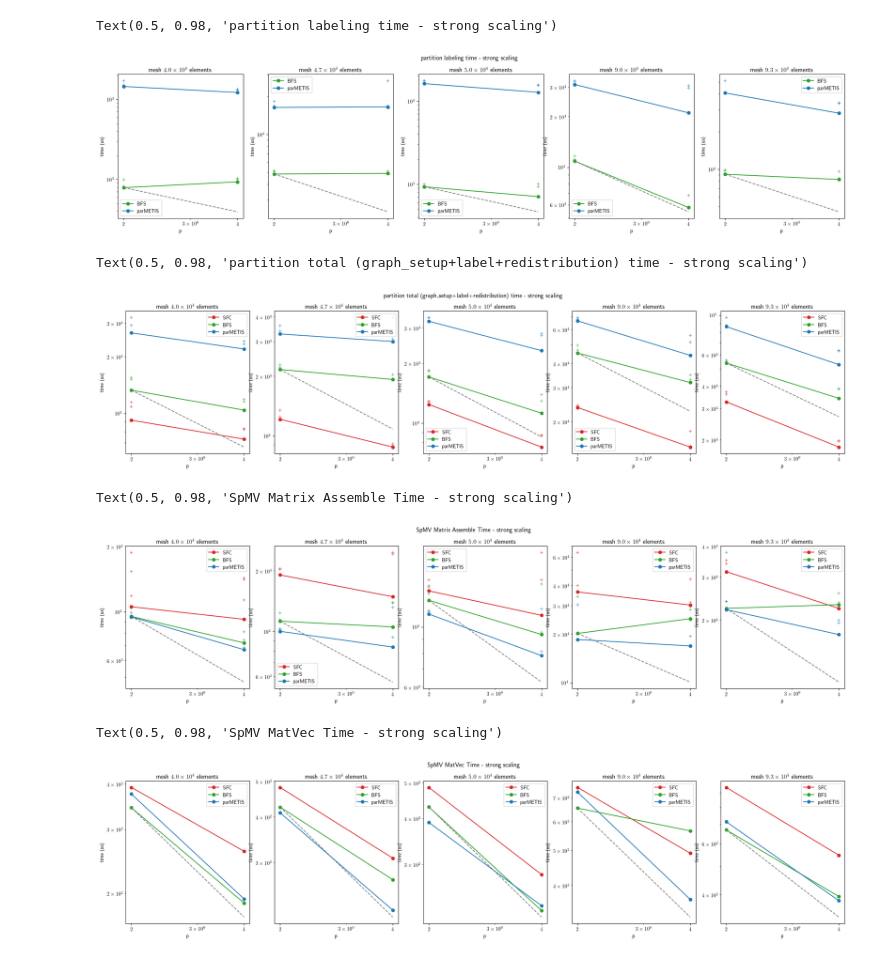
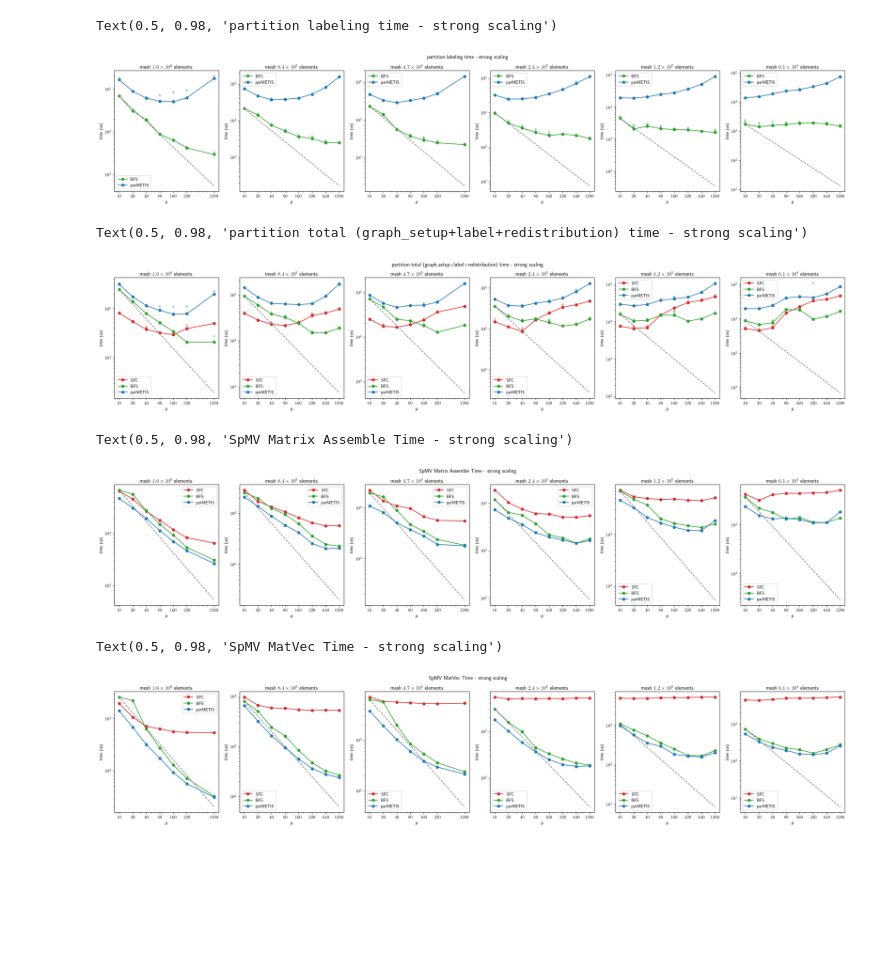
Before and after one commit to paralab/partition, a Jupyter notebook: mpi-cpp/scaling_plot.ipynb, the cells around one changed output. Drawn from its saved outputs; the diff is of its cells as text; code cells hidden in the pictures; blank space fills up the shorter version.

Commit message:
Add more results

```diff
--- a/mpi-cpp/scaling_plot.ipynb
+++ b/mpi-cpp/scaling_plot.ipynb
@@ -43,7 +43,7 @@ prev_file = 'results/frontera-scaling-front_bfs___2024-06-06__19-42-12.json'
 
 # prev_file = "results/frontera-scaling-std-bfs-dist-filter-changed-ghost-types-32-32-16___2024-05-28__18-33-13.json"
 
-input_file_name = "test.json"
+input_file_name = "results/frontera-scaling-front_bfs-withsolver___2024-07-02__17-20-12.json"
 # %%
 df = pd.read_json(input_file_name, orient='records',lines=True)
 # print(df)
@@ -142,7 +142,7 @@ for mesh_idx in range(mesh_count):
 fig.suptitle('partition labeling time - strong scaling')
 # %% [output]
 Text(0.5, 0.98, 'partition labeling time - strong scaling')
-[figure, old version]
+[figure, new version]
 # %%
 fig, axs = plt.subplots(1, mesh_count, figsize=(5*mesh_count, 5))
 
@@ -210,7 +210,7 @@ for mesh_idx in range(mesh_count):
 fig.suptitle('partition total (graph_setup+label+redistribution) time - strong scaling')
 # %% [output]
 Text(0.5, 0.98, 'partition total (graph_setup+label+redistribution) time - strong scaling')
-[figure, old version]
+[figure, new version]
 # %%
 fig, axs = plt.subplots(1, mesh_count, figsize=(5*mesh_count, 5))
 
@@ -243,38 +243,38 @@ for mesh_idx in range(mesh_count):
     min_df['BFS_mat_assembly_time_ideal_scaling'] = min_proc_BFS_time * (min_proc_count/min_df['np'])
     axs[mesh_idx].plot(min_df['np'], min_df['BFS_mat_assembly_time_ideal_scaling'],color='grey', label=f"_ideal", marker='', linestyle='--')
 
     # plotting parMETIS time
     min_rows = filtered_df.groupby(['np'])['parMETIS_mat_assembly_time'].transform(AGGREGATION_METHOD) == filtered_df['parMETIS_mat_assembly_time']
     min_df = filtered_df[min_rows].copy()
     min_df.reset_index(drop=True, inplace=True)
     axs[mesh_idx].plot(min_df['np'], min_df['parMETIS_mat_assembly_time'],color=plot_colors[2], label=f"parMETIS", marker='o')
 
 
 
 
 
-    # plotting individual data points
-    axs[mesh_idx].scatter(filtered_df['np'], filtered_df['SFC_morton_mat_assembly_time'], color=plot_colors[0], marker='+', alpha=0.5, label='_SFC data')
-    axs[mesh_idx].scatter(filtered_df['np'], filtered_df['BFS_mat_assembly_time'], color=plot_colors[1], marker='+', alpha=0.5, label='_BFS data')
-    axs[mesh_idx].scatter(filtered_df['np'], filtered_df['parMETIS_mat_assembly_time'], color=plot_colors[2], marker='+', alpha=0.5, label='_parMETIS data')
+    # # plotting individual data points
+    # axs[mesh_idx].scatter(filtered_df['np'], filtered_df['SFC_morton_mat_assembly_time'], color=plot_colors[0], marker='+', alpha=0.5, label='_SFC data')
+    # axs[mesh_idx].scatter(filtered_df['np'], filtered_df['BFS_mat_assembly_time'], color=plot_colors[1], marker='+', alpha=0.5, label='_BFS data')
+    # axs[mesh_idx].scatter(filtered_df['np'], filtered_df['parMETIS_mat_assembly_time'], color=plot_colors[2], marker='+', alpha=0.5, label='_parMETIS data')
 
 
     axs[mesh_idx].set_xscale('log')
     axs[mesh_idx].set_yscale('log')
     axs[mesh_idx].set_xticks(filtered_df['np'].unique())
     axs[mesh_idx].get_xaxis().set_major_formatter(ScalarFormatter())
     axs[mesh_idx].set_title("mesh   "+   format_scientific_notation_with_superscript(element_count)+ " elements")
     axs[mesh_idx].set_xlabel('p')
     axs[mesh_idx].set_ylabel('time (us)')
 
 
 
     axs[mesh_idx].legend()
 
 fig.suptitle('SpMV Matrix Assemble Time - strong scaling')
 # %% [output]
 Text(0.5, 0.98, 'SpMV Matrix Assemble Time - strong scaling')
-[figure, old version]
+[figure, new version]
 # %%
 fig, axs = plt.subplots(1, mesh_count, figsize=(5*mesh_count, 5))
 
@@ -334,7 +334,7 @@ for mesh_idx in range(mesh_count):
 fig.suptitle('SpMV MatVec Time - strong scaling')
 # %% [output]
 Text(0.5, 0.98, 'SpMV MatVec Time - strong scaling')
-[figure, old version]
+[figure, new version]
 # %%
 # fig, axs = plt.subplots(1, 1, figsize=(7, 7))
 # for mesh_idx in range(mesh_count):
```
Also changed, not shown: 6 other files.
